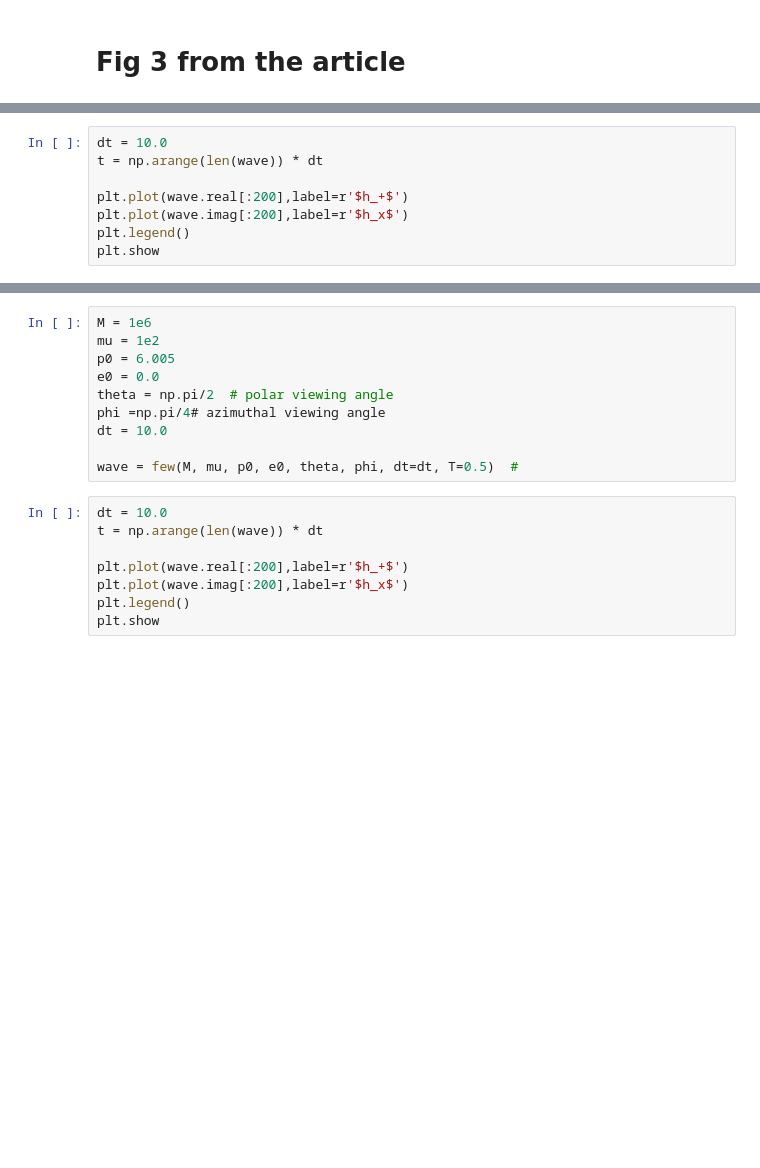
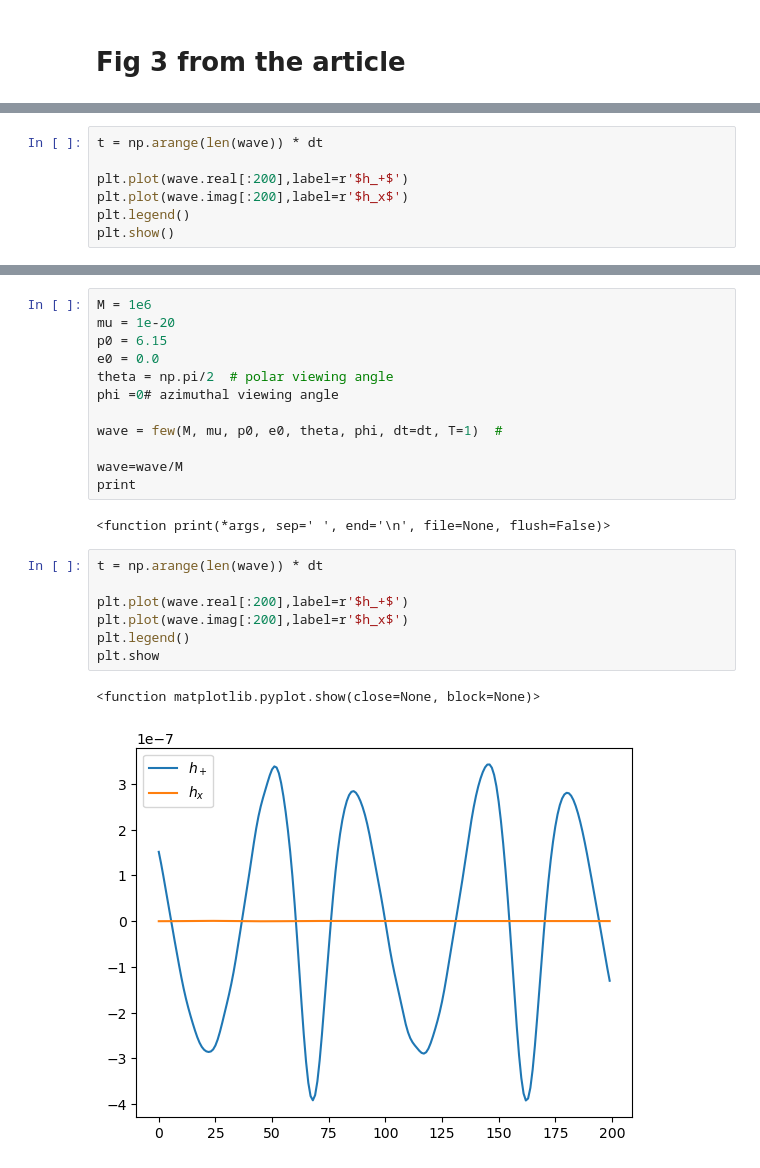
Before and after one commit to smmasruk/M1_Intership, a Jupyter notebook: BHP_toolkit/test_notebook1.ipynb, the cells around one changed output, grey strips where cells are left out. Saved outputs shown, nothing was run; the diff lists cells and outputs as text; blank space fills up the shorter version.

```diff
--- a/BHP_toolkit/test_notebook1.ipynb
+++ b/BHP_toolkit/test_notebook1.ipynb
@@ -164,9 +166,8 @@ wave = few(M, mu, p0, e0, theta, phi, dt=dt, T=0.5)  #
 # %%
-dt = 10.0
 t = np.arange(len(wave)) * dt
 
 plt.plot(wave.real[:200],label=r'$h_+$')
 plt.plot(wave.imag[:200],label=r'$h_x$')
 plt.legend()
-plt.show
+plt.show()
 # %% [output]
@@ -175,18 +175,24 @@ plt.show
 # %%
 M = 1e6
-mu = 1e2
-p0 = 6.005
+mu = 1e-20
+p0 = 6.15
 e0 = 0.0
 theta = np.pi/2  # polar viewing angle
-phi =np.pi/4# azimuthal viewing angle
-dt = 10.0
+phi =0# azimuthal viewing angle
 
-wave = few(M, mu, p0, e0, theta, phi, dt=dt, T=0.5)  #
+wave = few(M, mu, p0, e0, theta, phi, dt=dt, T=1)  #
+
+wave=wave/M
+print
+# %% [output]
+<function print(*args, sep=' ', end='\n', file=None, flush=False)>
 # %%
-dt = 10.0
 t = np.arange(len(wave)) * dt
 
 plt.plot(wave.real[:200],label=r'$h_+$')
 plt.plot(wave.imag[:200],label=r'$h_x$')
 plt.legend()
 plt.show
+# %% [output]
+<function matplotlib.pyplot.show(close=None, block=None)>
+[figure, added]
```
Also changed, not shown: parts of 14 cells of this notebook, 20 other files.
